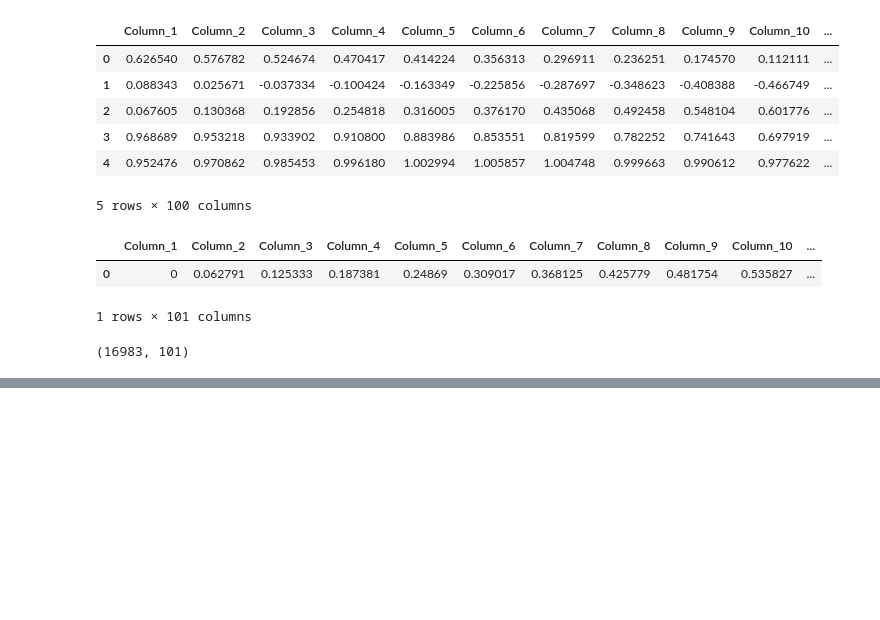
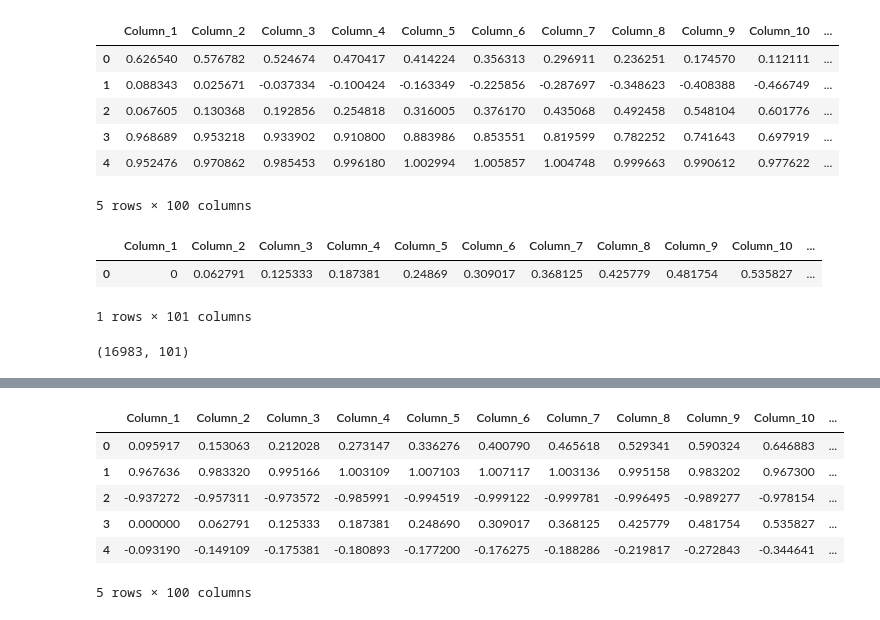
Before and after one commit to SorbieuRnk/PowerQualityDisturbancesClassification, a Jupyter notebook: project.ipynb, the cells around one changed output, grey strips where cells are left out. Saved outputs shown, nothing was run; the diff lists cells and outputs as text; code cells hidden in the pictures; blank space fills up the shorter version.

```diff
--- a/project.ipynb
+++ b/project.ipynb
@@ -253,0 +286,13 @@ resample_df.head()
+# %%
+pqd_data_cleaned = resample_df
+# Select numerical features
+numerical_features = pqd_data_cleaned.iloc[:, :-1]
+numerical_features.head()
+# %% [output]
+|  | Column_1 | Column_2 | Column_3 | Column_4 | Column_5 | Column_6 | Column_7 | Column_8 | Column_9 | Column_10 | ... |
+| 0 | 0.095917 | 0.153063 | 0.212028 | 0.273147 | 0.336276 | 0.400790 | 0.465618 | 0.529341 | 0.590324 | 0.646883 | ... |
+| 1 | 0.967636 | 0.983320 | 0.995166 | 1.003109 | 1.007103 | 1.007117 | 1.003136 | 0.995158 | 0.983202 | 0.967300 | ... |
+| 2 | -0.937272 | -0.957311 | -0.973572 | -0.985991 | -0.994519 | -0.999122 | -0.999781 | -0.996495 | -0.989277 | -0.978154 | ... |
+| 3 | 0.000000 | 0.062791 | 0.125333 | 0.187381 | 0.248690 | 0.309017 | 0.368125 | 0.425779 | 0.481754 | 0.535827 | ... |
+| 4 | -0.093190 | -0.149109 | -0.175381 | -0.180893 | -0.177200 | -0.176275 | -0.188286 | -0.219817 | -0.272843 | -0.344641 | ... |
+5 rows × 100 columns
```
Also changed, not shown: parts of 9 cells of this notebook.
